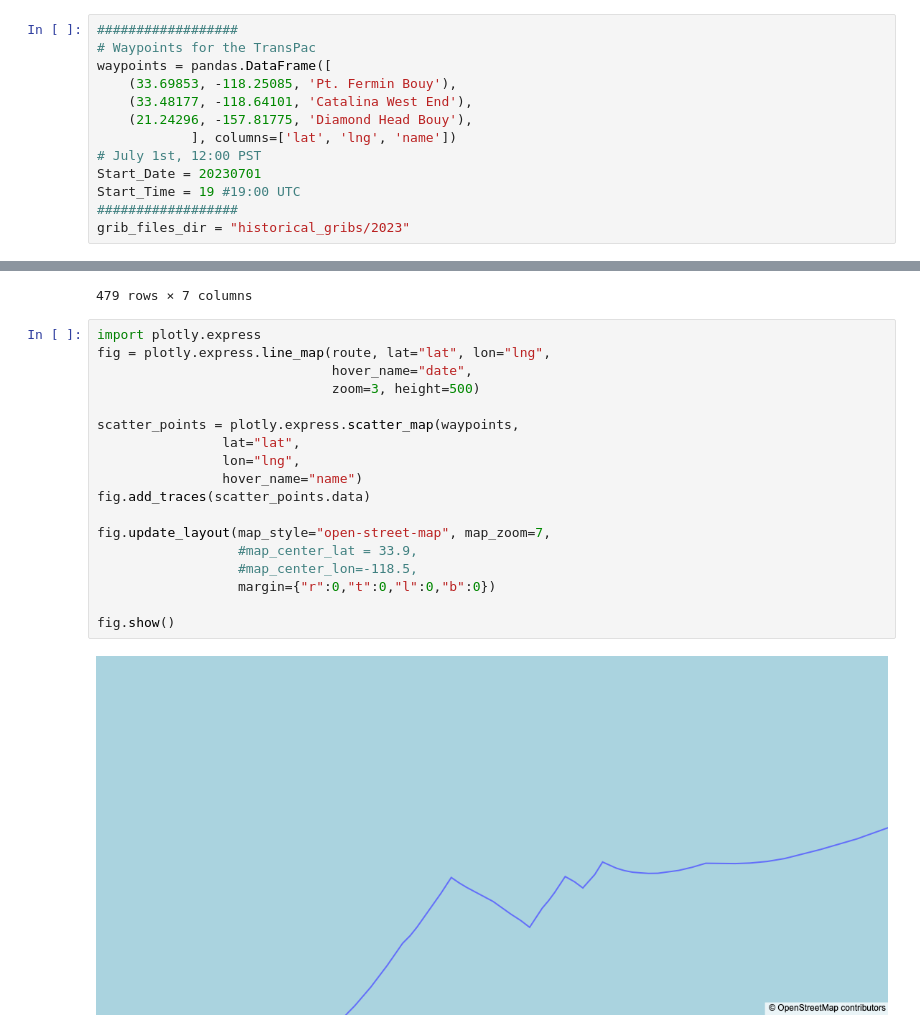
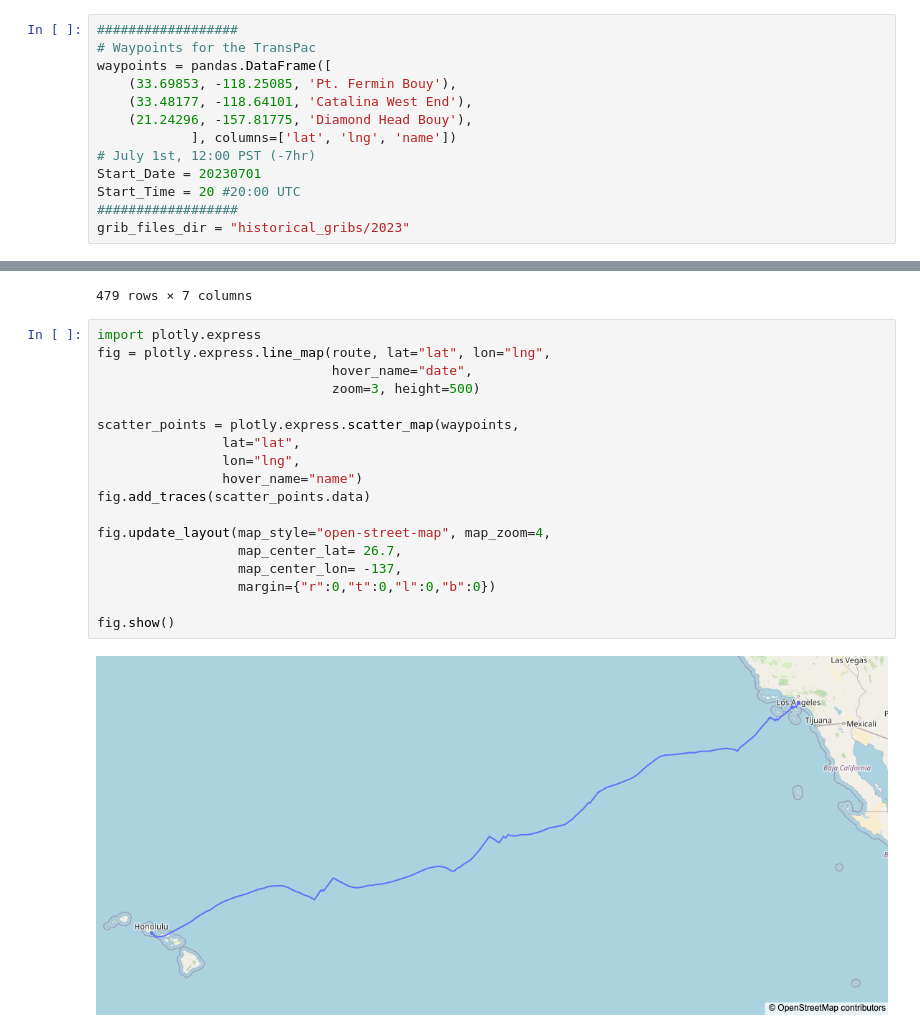
Before and after one commit to briandrawert/weather_routing, a Jupyter notebook: WeatherRouting-TransPac.ipynb, the cells around one changed output, grey strips where cells are left out. Drawn from its saved outputs; the diff is of its cells as text.

```diff
--- a/WeatherRouting-TransPac.ipynb
+++ b/WeatherRouting-TransPac.ipynb
@@ -15,9 +15,9 @@ waypoints = pandas.DataFrame([
     (33.48177, -118.64101, 'Catalina West End'),
     (21.24296, -157.81775, 'Diamond Head Bouy'),
             ], columns=['lat', 'lng', 'name'])
-# July 1st, 12:00 PST
+# July 1st, 12:00 PST (-7hr)
 Start_Date = 20230701
-Start_Time = 19 #19:00 UTC
+Start_Time = 20 #20:00 UTC
 ##################
 grib_files_dir = "historical_gribs/2023"
 # %%
@@ -71,20 +71,20 @@ route
 # %%
 import plotly.express
 fig = plotly.express.line_map(route, lat="lat", lon="lng",
                               hover_name="date",
                               zoom=3, height=500)
 
 scatter_points = plotly.express.scatter_map(waypoints,
                 lat="lat",
                 lon="lng",
                 hover_name="name")
 fig.add_traces(scatter_points.data)
 
-fig.update_layout(map_style="open-street-map", map_zoom=7,
-                  #map_center_lat = 33.9,
-                  #map_center_lon=-118.5,
+fig.update_layout(map_style="open-street-map", map_zoom=4,
+                  map_center_lat= 26.7,
+                  map_center_lon= -137,
                   margin={"r":0,"t":0,"l":0,"b":0})
 
 fig.show()
 # %% [output]
-[figure, old version]
+[figure, new version]
```
Also changed, not shown: 4 other files.
